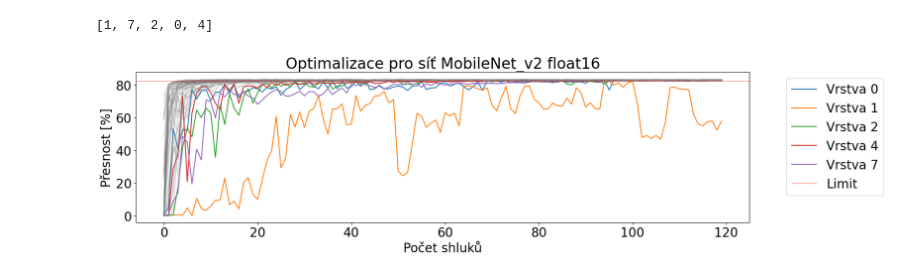
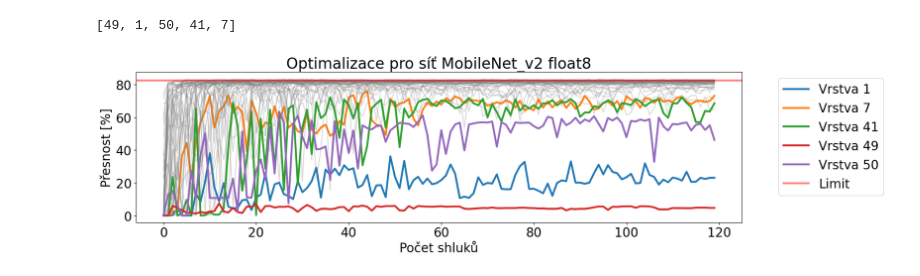
Before and after one commit to xcoupe01/nn_weight_share_optimization, a Jupyter notebook: notebooks/imagenet_nets_compression/result_study/rang_opt_viz.ipynb, the cells around one changed output. Drawn from its saved outputs; the diff is of its cells as text; code cells hidden in the pictures.

```diff
--- a/notebooks/imagenet_nets_compression/result_study/rang_opt_viz.ipynb
+++ b/notebooks/imagenet_nets_compression/result_study/rang_opt_viz.ipynb
@@ -14,7 +14,7 @@ from utils.plot import *
 from utils.fitness_controller import FitnessController
 from compress_optim import CompressConfig, load_comp_config, fit_from_vals
 # %%
-PREC = 'f2'
+PREC = 'f1'
 SAVE_PLOTS = True
 SAVE_PLOTS_LOC = os.path.join(PATH_PREFIX, 'results/graphs/mobilenet')
 
@@ -38,26 +38,26 @@ sensitive.sort(key= lambda x: x[1])
 sensitive = [x[0] for x in sensitive]
 sensitive[:5]
 # %% [output]
-[1, 7, 2, 0, 4]
+[49, 1, 50, 41, 7]
 # %%
 plt.figure(figsize=(18,5))
 plt.rc('font', size=20)
 for i, layer in enumerate(file_content):
 
     if i in sensitive[:5]:
-        plt.plot(np.array([x[1] for x in layer]) * 100, label=f'Vrstva {i}')
+        plt.plot(np.array([x[1] for x in layer]) * 100, label=f'Vrstva {i}', linewidth=3)
     else:
         plt.plot(np.array([x[1] for x in layer]) * 100, color='gray', alpha=0.3)
 
-plt.axhline(y=82.5, linewidth=1, color='r', alpha=0.5, label='Limit')
+plt.axhline(y=82.5, linewidth=1, color='r', alpha=0.5, label='Limit', lw=3)
 plt.legend(bbox_to_anchor=(1.05, 1), loc='upper left')
 plt.xlabel('Počet shluků')
 plt.ylabel('Přesnost [%]')
 plt.title(f'Optimalizace pro síť MobileNet_v2 {"float32" if PREC == "f4" else ( "float16" if PREC == "f2" else "float8")}')
 plt.tight_layout()
 
 if SAVE_PLOTS:
     os.makedirs(os.path.join(SAVE_PLOTS_LOC, 'range_opt'), exist_ok=True)
     plt.savefig(os.path.join(SAVE_PLOTS_LOC, 'range_opt' ,f'layer_perf_{PREC}.pdf'))
 # %% [output]
-[figure, old version]
+[figure, new version]
```
Also changed, not shown: 40 other files.
